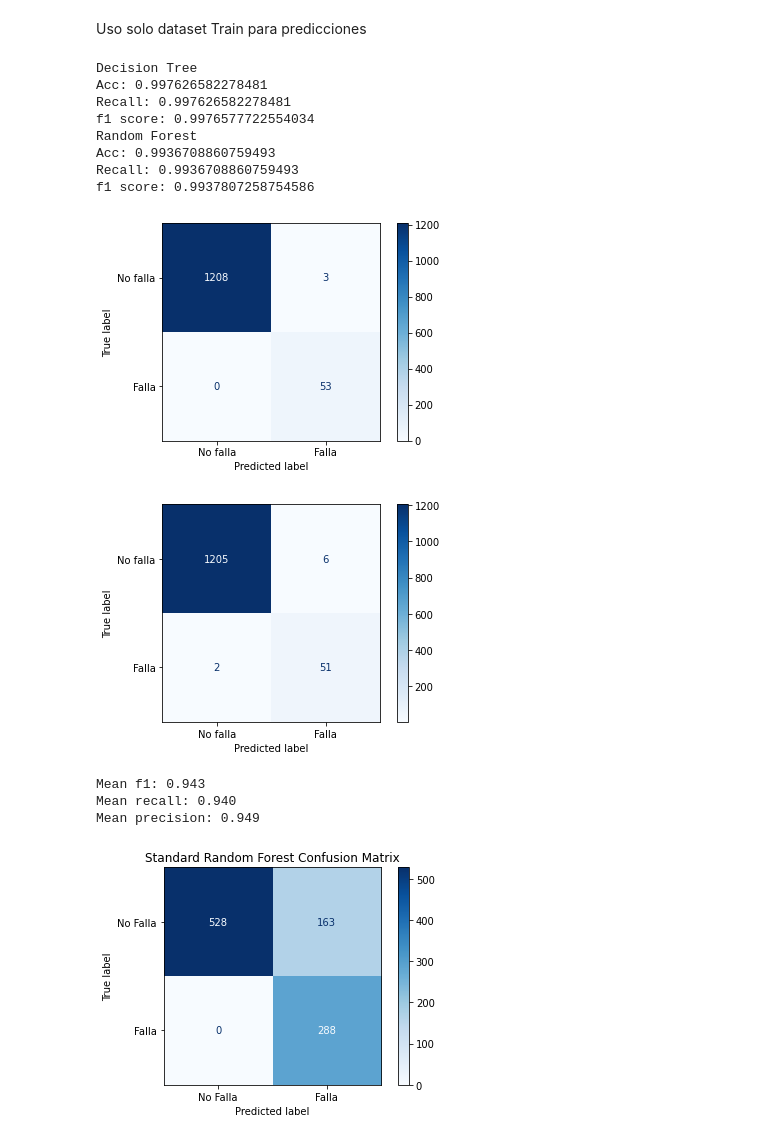
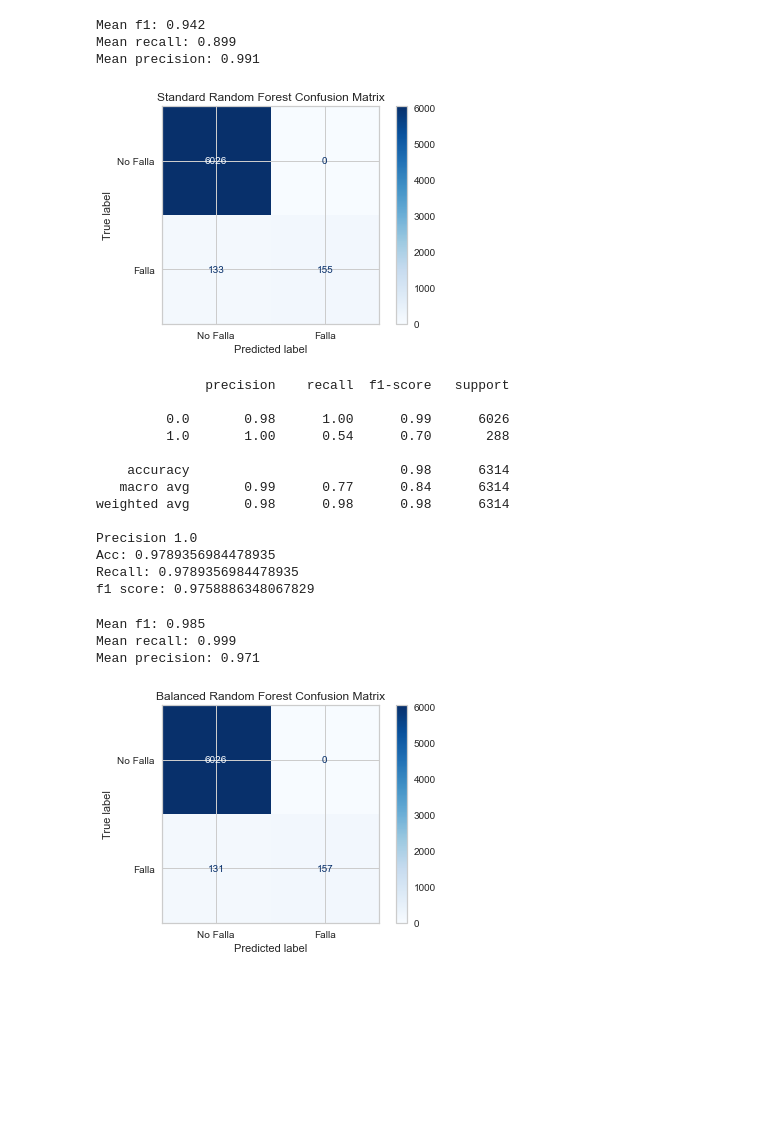
Before and after one commit to mbrito96/CEIA, a Jupyter notebook: X4_AnDatos/TP Integrador/04_Predicciones.ipynb, the cells around one changed output. Drawn from its saved outputs; the diff is of its cells as text; code cells hidden in the pictures; blank space fills up the shorter version.

Commit message:
Actualizacion Predicciones

```diff
--- a/X4_AnDatos/TP Integrador/04_Predicciones.ipynb
+++ b/X4_AnDatos/TP Integrador/04_Predicciones.ipynb
@@ -67,5 +146,3 @@ df_test.rename(columns={'y0':'y2'},
 # %%
-def split_df(df):
-    features=df.iloc[:,:-1]
-    target=df.iloc[:,-1]
-    return features,target
+x_=df.iloc[:,:-1]
+y_=df.iloc[:,-1:]
@@ -72,3 +166,5 @@ def split_df(df):
+# %%
+X_train, X_val, y_train, y_val = train_test_split(x_, y_, test_size=0.2, random_state=10,stratify=y_)
 # %%
-X_train,y_train=split_df(df)
+#X_train,y_train=split_df(df)
 X_test,y_test=split_df(df_test)
@@ -130,2 +243,0 @@ f1 score: 0.8417004597548111
-# %% [markdown]
-Uso solo dataset Train para predicciones
@@ -135,15 +244,20 @@ y_=df.iloc[:,-1]
-# %%
-X_train, X_test, y_train, y_test = train_test_split(x_, y_, test_size=0.2, random_state=10)
 # %%
-Modelos(X_train, X_test, y_train, y_test)
+RandomForest(X_train, X_test, y_train, y_test)
 # %% [output]
-Decision Tree
-Acc: 0.997626582278481
-Recall: 0.997626582278481
-f1 score: 0.9976577722554034
-Random Forest
-Acc: 0.9936708860759493
-Recall: 0.9936708860759493
-f1 score: 0.9937807258754586
+Mean f1: 0.942
+Mean recall: 0.899
+Mean precision: 0.991
-[figure, old version]
+[figure, new version]
-[figure, removed]
+              precision    recall  f1-score   support
+
+         0.0       0.98      1.00      0.99      6026
+         1.0       1.00      0.54      0.70       288
+
+    accuracy                           0.98      6314
+   macro avg       0.99      0.77      0.84      6314
+weighted avg       0.98      0.98      0.98      6314
+
+Precision 1.0
+Acc: 0.9789356984478935
+Recall: 0.9789356984478935
+f1 score: 0.9758886348067829
@@ -170,7 +264,7 @@ def Models_2(X_train,X_test,y_train,y_test):
 # %%
-Models_2(X_train, X_test, y_train, y_test)
+RandomForestBalanced(X_train, X_test, y_train, y_test)
 # %% [output]
-Mean f1: 0.943
-Mean recall: 0.940
-Mean precision: 0.949
+Mean f1: 0.985
+Mean recall: 0.999
+Mean precision: 0.971
-[figure, old version]
+[figure, new version]
```
Also changed, not shown: parts of 29 cells of this notebook.
